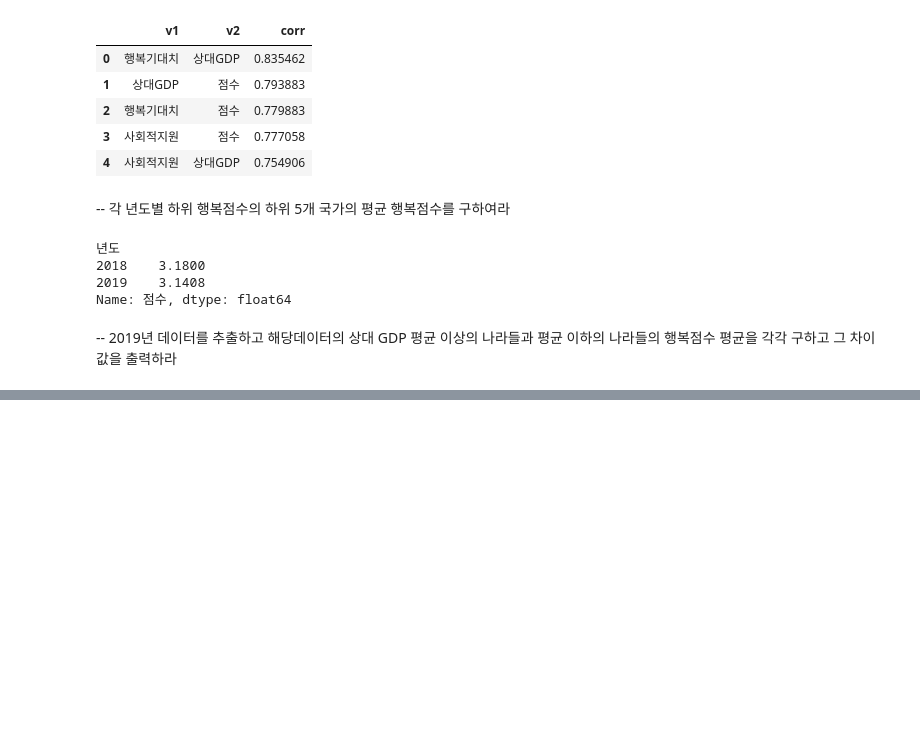
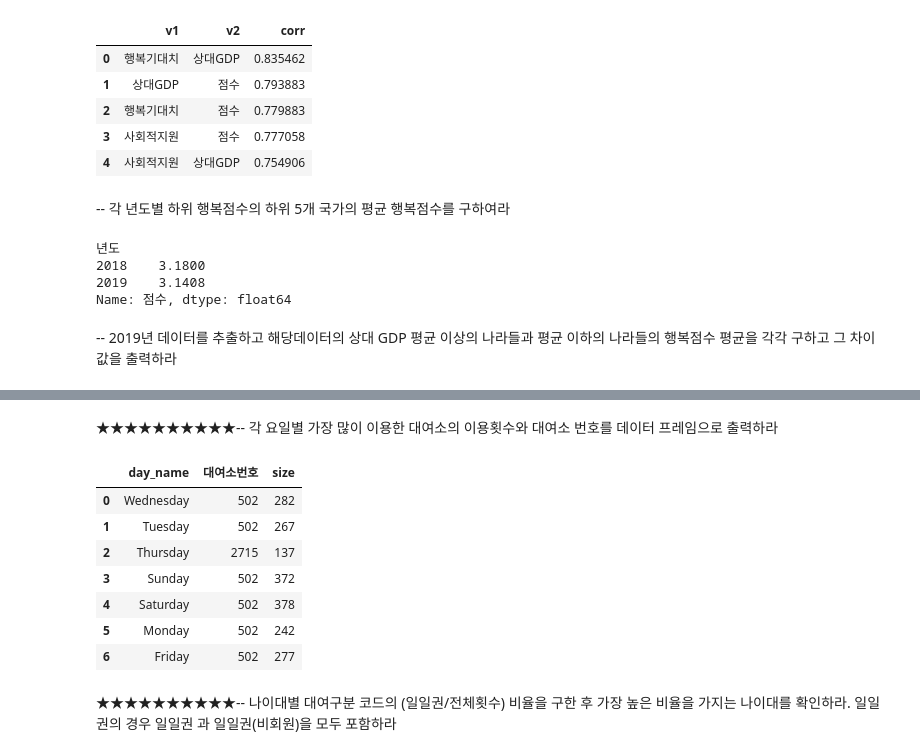
Before and after one commit to iuj180/practice, a Jupyter notebook: practice_Datamanim_category1.ipynb, the cells around one changed output, grey strips where cells are left out. Drawn from its saved outputs; the diff is of its cells as text; code cells hidden in the pictures; blank space fills up the shorter version.

```diff
--- a/practice_Datamanim_category1.ipynb
+++ b/practice_Datamanim_category1.ipynb
@@ -1017,0 +1126,6 @@ Name: 점수, dtype: float64
+# %%
+df['대여일자'] = pd.to_datetime(df['대여일자'])
+df['day_name'] = df['대여일자'].dt.day_name()
+
+result = df['day_name'].value_counts().to_frame()
+print(result)
@@ -1017,0 +1142,17 @@ Name: 점수, dtype: float64
+# %% [markdown]
+★★★★★★★★★★-- 각 요일별 가장 많이 이용한 대여소의 이용횟수와 대여소 번호를 데이터 프레임으로 출력하라
+# %%
+result = df.groupby(['day_name', '대여소번호']).size().to_frame('size').sort_values(['day_name', 'size'], ascending=False).reset_index()
+answer = result.drop_duplicates('day_name', keep='first').reset_index(drop=True)
+display(answer)
+# %% [output]
+|  | day_name | 대여소번호 | size |
+| 0 | Wednesday | 502 | 282 |
+| 1 | Tuesday | 502 | 267 |
+| 2 | Thursday | 2715 | 137 |
+| 3 | Sunday | 502 | 372 |
+| 4 | Saturday | 502 | 378 |
+| 5 | Monday | 502 | 242 |
+| 6 | Friday | 502 | 277 |
+# %% [markdown]
+★★★★★★★★★★-- 나이대별 대여구분 코드의 (일일권/전체횟수) 비율을 구한 후 가장 높은 비율을 가지는 나이대를 확인하라. 일일권의 경우 일일권 과 일일권(비회원)을 모두 포함하라
```
Also changed, not shown: parts of 41 cells of this notebook.
